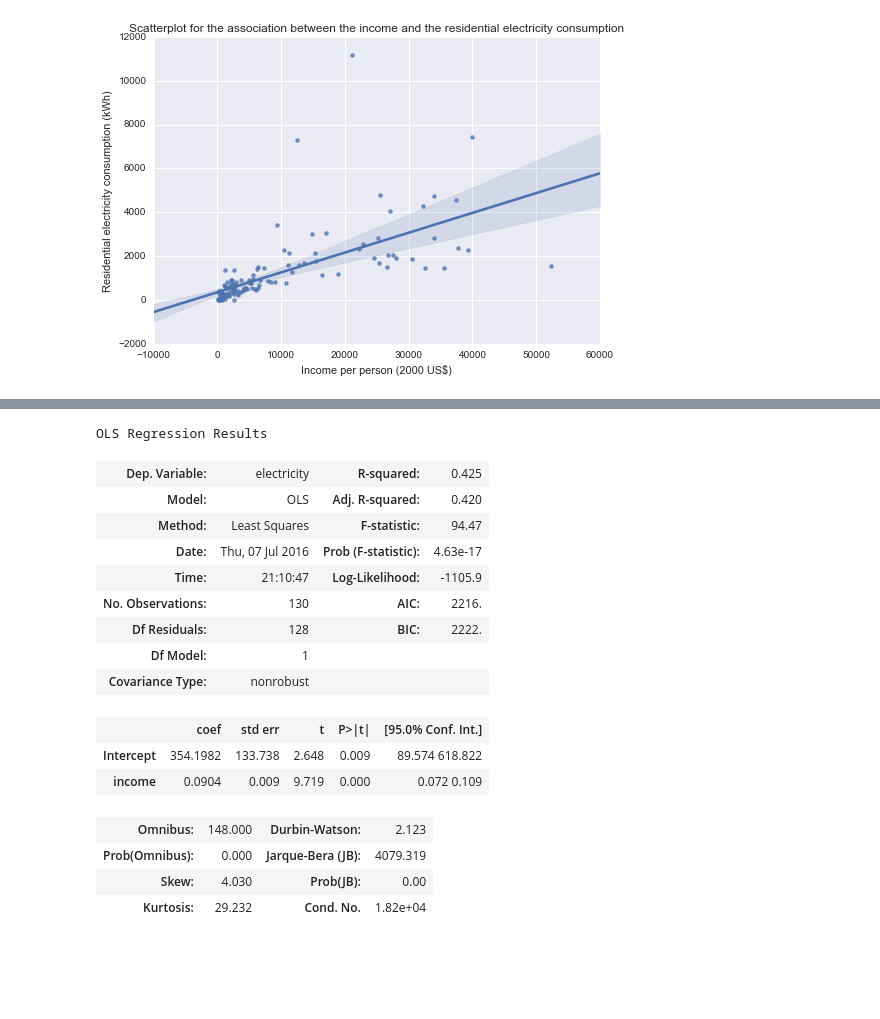
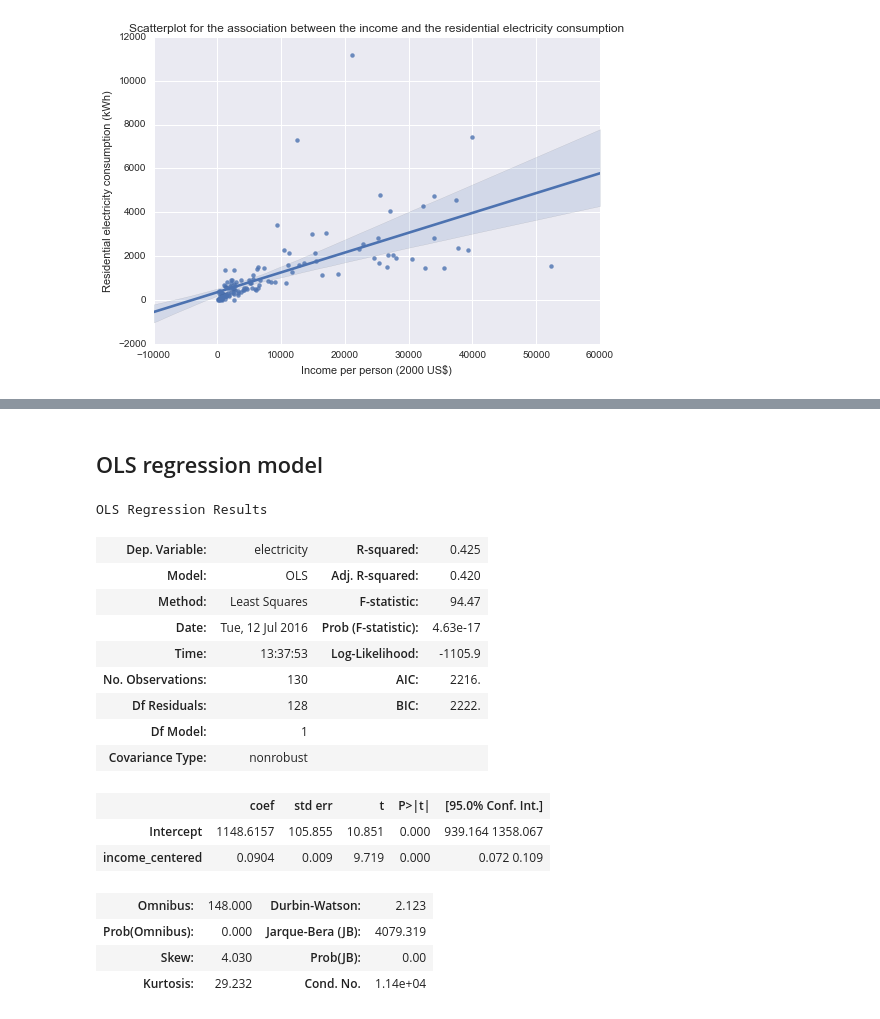
Before and after one commit to fcollonval/coursera_data_visualization, a Jupyter notebook: BasicLinearRegression.ipynb, the cells around one changed output, grey strips where cells are left out. Drawn from its saved outputs; the diff is of its cells as text; code cells hidden in the pictures; blank space fills up the shorter version.

Commit message:
First version of the second assignment Test a basic linear regression model

```diff
--- a/BasicLinearRegression.ipynb
+++ b/BasicLinearRegression.ipynb
@@ -60,0 +124,10 @@ plt.title('Scatterplot for the association between the income and the residentia
+# %%
+subdata3 = subdata2.assign(income_centered=lambda x: x['income']-subdata2['income'].mean())
+
+display(Markdown("Income mean after centereing : {:3g}".format(subdata3['income_centered'].mean())))
+
+sns.regplot(x='income_centered', y='electricity', data=subdata3)
+
+plt.xlabel('Centered income per person (2000 US$)')
+plt.ylabel('Residential electricity consumption (kWh)')
+plt.title('Scatterplot for the association between the income and the residential electricity consumption');
@@ -61,21 +137,23 @@ plt.title('Scatterplot for the association between the income and the residentia
+# %% [markdown]
+## OLS regression model
 # %%
-reg1 = smf.ols('electricity ~ income', data=subdata2).fit()
+reg1 = smf.ols('electricity ~ income_centered', data=subdata3).fit()
 reg1.summary()
 # %% [output]
 OLS Regression Results
 | Dep. Variable: | electricity | R-squared: | 0.425 |
 | Model: | OLS | Adj. R-squared: | 0.420 |
 | Method: | Least Squares | F-statistic: | 94.47 |
-| Date: | Thu, 07 Jul 2016 | Prob (F-statistic): | 4.63e-17 |
-| Time: | 21:10:47 | Log-Likelihood: | -1105.9 |
+| Date: | Tue, 12 Jul 2016 | Prob (F-statistic): | 4.63e-17 |
+| Time: | 13:37:53 | Log-Likelihood: | -1105.9 |
 | No. Observations: | 130 | AIC: | 2216. |
 | Df Residuals: | 128 | BIC: | 2222. |
 | Df Model: | 1 |  |  |
 | Covariance Type: | nonrobust |  |  |
 |  | coef | std err | t | P>|t| | [95.0% Conf. Int.] |
-| Intercept | 354.1982 | 133.738 | 2.648 | 0.009 | 89.574 618.822 |
-| income | 0.0904 | 0.009 | 9.719 | 0.000 | 0.072 0.109 |
+| Intercept | 1148.6157 | 105.855 | 10.851 | 0.000 | 939.164 1358.067 |
+| income_centered | 0.0904 | 0.009 | 9.719 | 0.000 | 0.072 0.109 |
 | Omnibus: | 148.000 | Durbin-Watson: | 2.123 |
 | Prob(Omnibus): | 0.000 | Jarque-Bera (JB): | 4079.319 |
 | Skew: | 4.030 | Prob(JB): | 0.00 |
-| Kurtosis: | 29.232 | Cond. No. | 1.82e+04 |
+| Kurtosis: | 29.232 | Cond. No. | 1.14e+04 |
```
Also changed, not shown: parts of 20 cells of this notebook.
